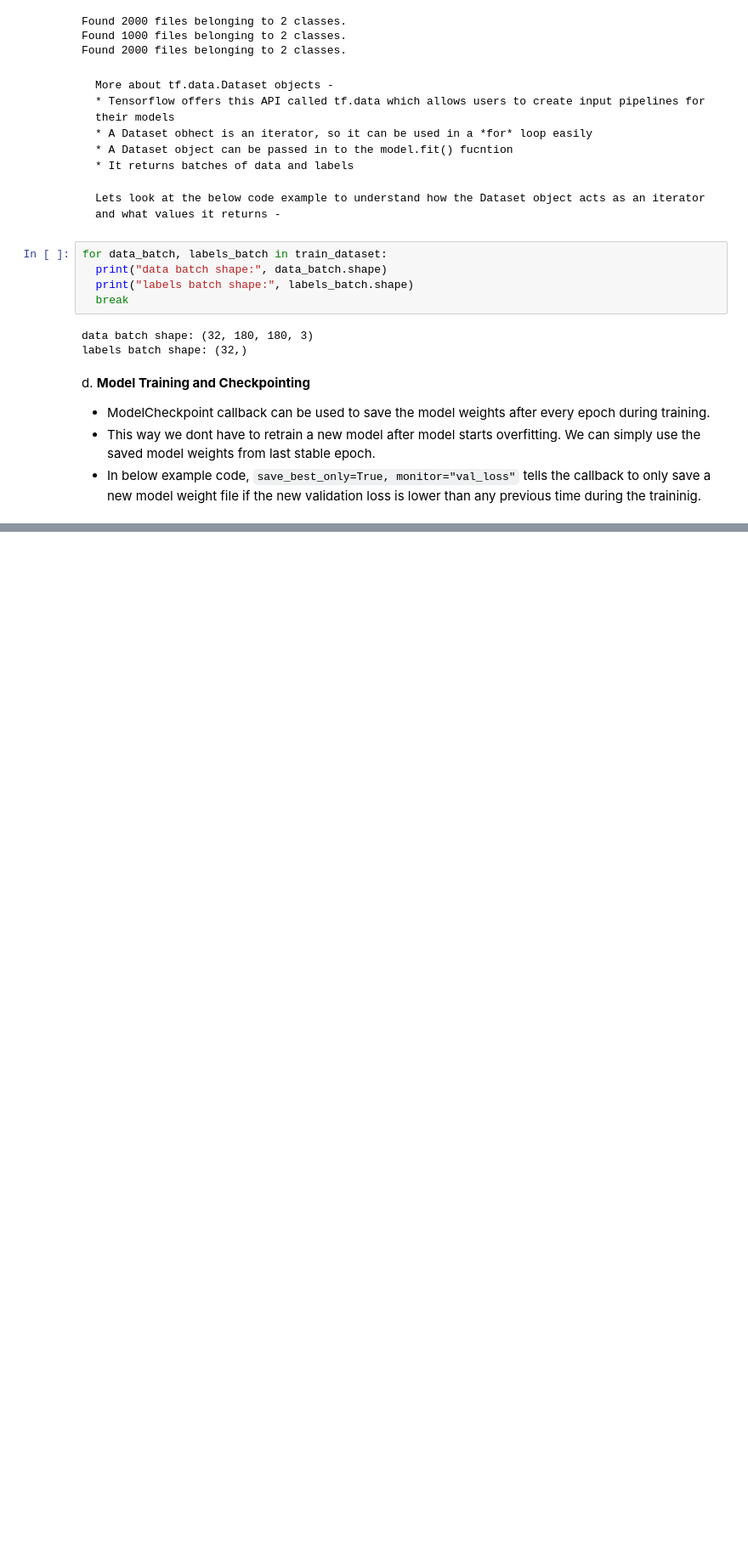
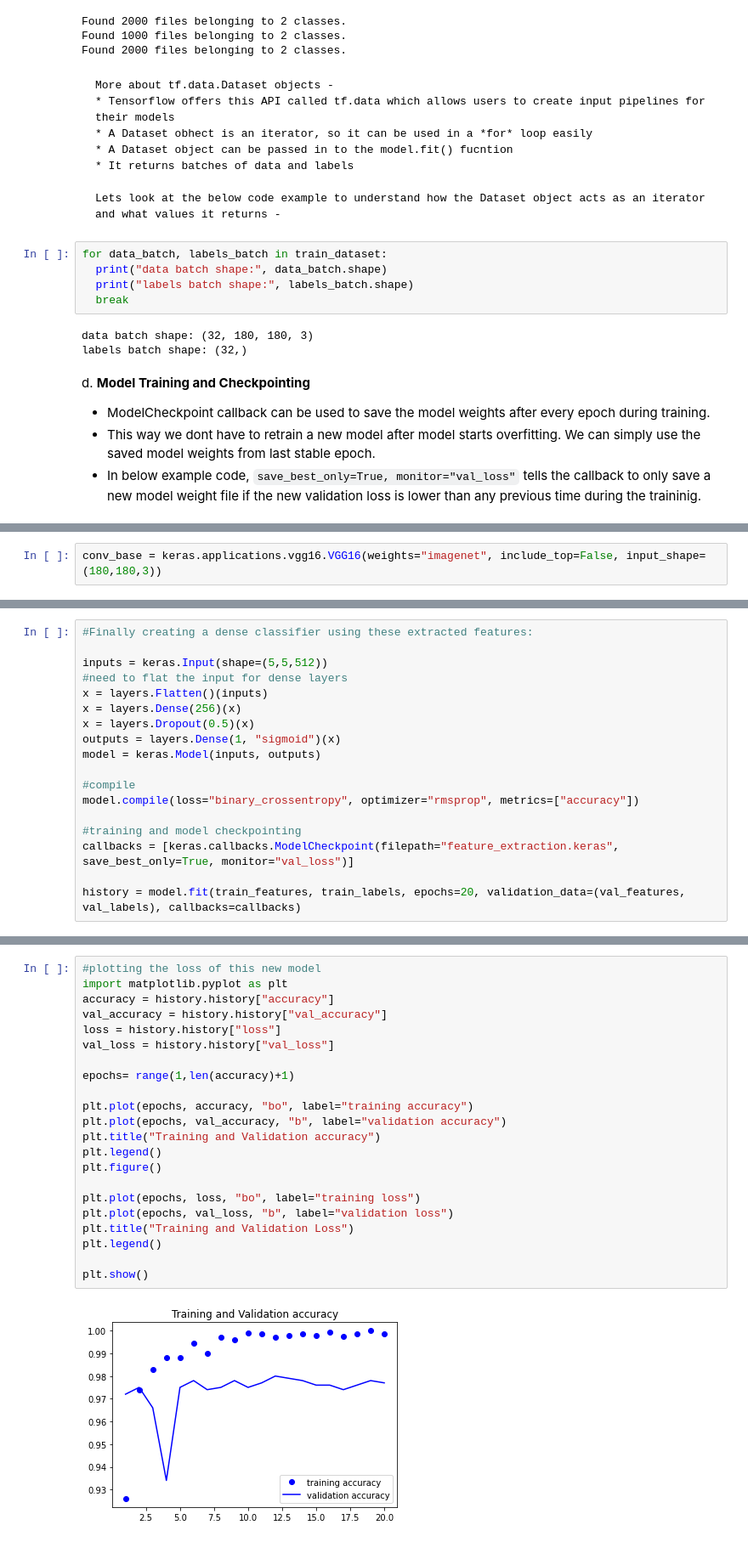
Before and after one commit to yvrjsharma/Keras-edition-deux, a Jupyter notebook: Keras_7.ipynb, the cells around one changed output, grey strips where cells are left out. Shown at 85% size. Saved outputs shown, nothing was run; the diff lists cells and outputs as text; blank space fills up the shorter version.

```diff
--- a/Keras_7.ipynb
+++ b/Keras_7.ipynb
@@ -327,0 +440,2 @@ plt.show()
+# %%
+conv_base = keras.applications.vgg16.VGG16(weights="imagenet", include_top=False, input_shape=(180,180,3))
@@ -327,0 +513,18 @@ plt.show()
+# %%
+#Finally creating a dense classifier using these extracted features:
+
+inputs = keras.Input(shape=(5,5,512))
+#need to flat the input for dense layers
+x = layers.Flatten()(inputs)
+x = layers.Dense(256)(x)
+x = layers.Dropout(0.5)(x)
+outputs = layers.Dense(1, "sigmoid")(x)
+model = keras.Model(inputs, outputs)
+
+#compile
+model.compile(loss="binary_crossentropy", optimizer="rmsprop", metrics=["accuracy"])
+
+#training and model checkpointing
+callbacks = [keras.callbacks.ModelCheckpoint(filepath="feature_extraction.keras", save_best_only=True, monitor="val_loss")]
+
+history = model.fit(train_features, train_labels, epochs=20, validation_data=(val_features, val_labels), callbacks=callbacks)
@@ -327,0 +549,24 @@ plt.show()
+# %%
+#plotting the loss of this new model
+import matplotlib.pyplot as plt
+accuracy = history.history["accuracy"]
+val_accuracy = history.history["val_accuracy"]
+loss = history.history["loss"]
+val_loss = history.history["val_loss"]
+
+epochs= range(1,len(accuracy)+1)
+
+plt.plot(epochs, accuracy, "bo", label="training accuracy")
+plt.plot(epochs, val_accuracy, "b", label="validation accuracy")
+plt.title("Training and Validation accuracy")
+plt.legend()
+plt.figure()
+
+plt.plot(epochs, loss, "bo", label="training loss")
+plt.plot(epochs, val_loss, "b", label="validation loss")
+plt.title("Training and Validation Loss")
+plt.legend()
+
+plt.show()
+# %% [output]
+[figure, added]
```
Also changed, not shown: parts of 25 cells of this notebook.
